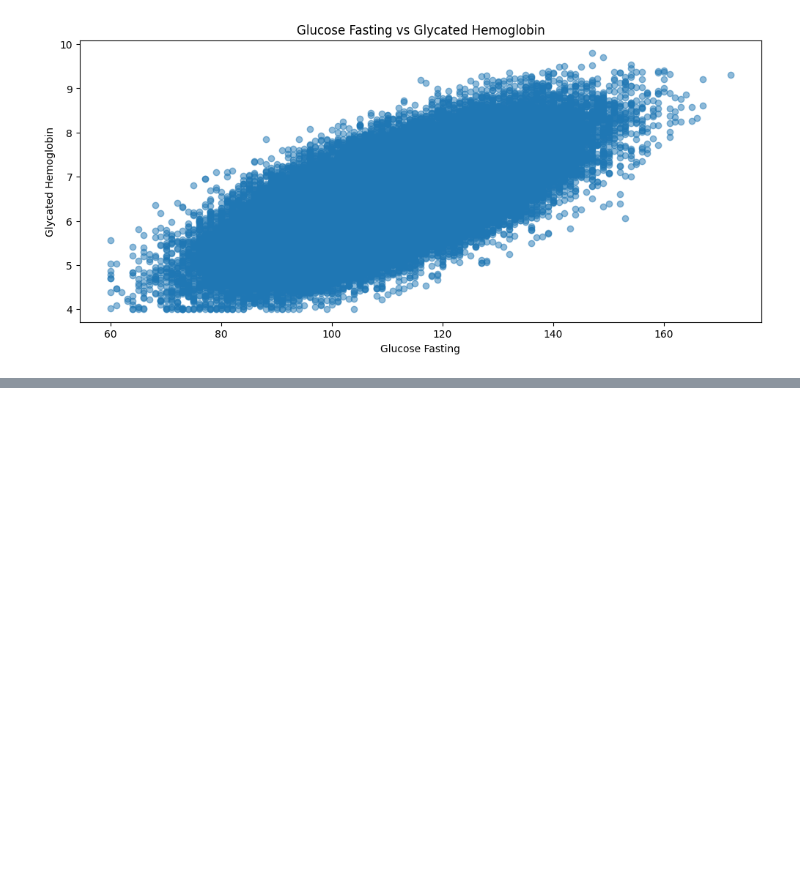
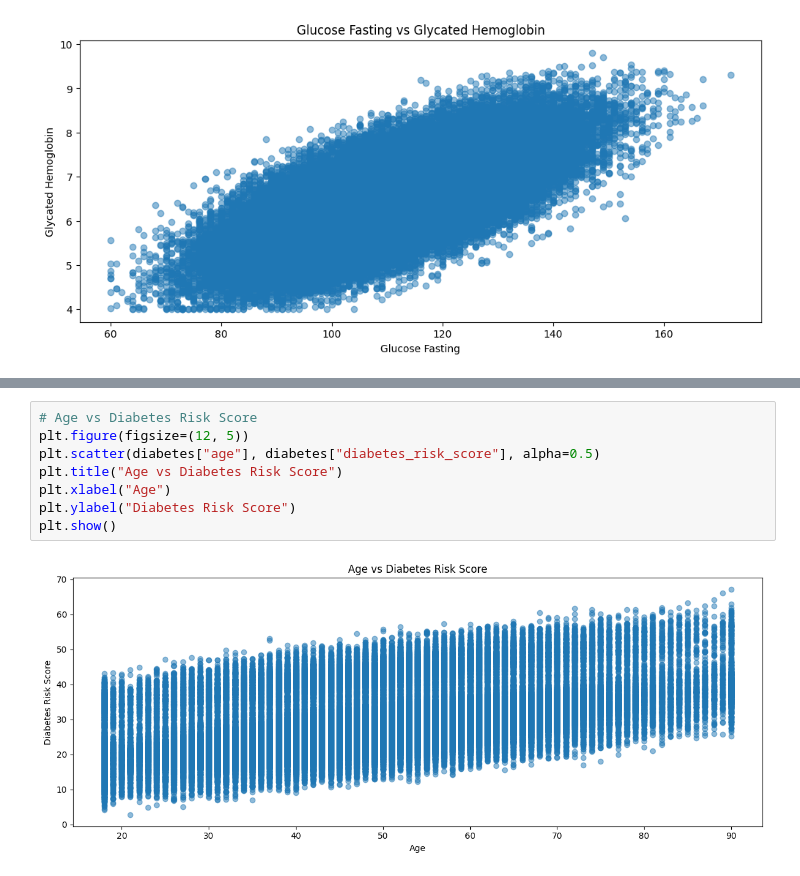
Before and after one commit to tpsilva22/teabetes, a Jupyter notebook: notebooks/correlations.ipynb, the cells around one changed output, grey strips where cells are left out. Drawn from its saved outputs; the diff is of its cells as text; blank space fills up the shorter version.

```diff
--- a/notebooks/correlations.ipynb
+++ b/notebooks/correlations.ipynb
@@ -189,0 +221,10 @@ plt.show()
+# %%
+# Age vs Diabetes Risk Score
+plt.figure(figsize=(12, 5))
+plt.scatter(diabetes["age"], diabetes["diabetes_risk_score"], alpha=0.5)
+plt.title("Age vs Diabetes Risk Score")
+plt.xlabel("Age")
+plt.ylabel("Diabetes Risk Score")
+plt.show()
+# %% [output]
+[figure, added]
```
Also changed, not shown: parts of 6 cells of this notebook.
